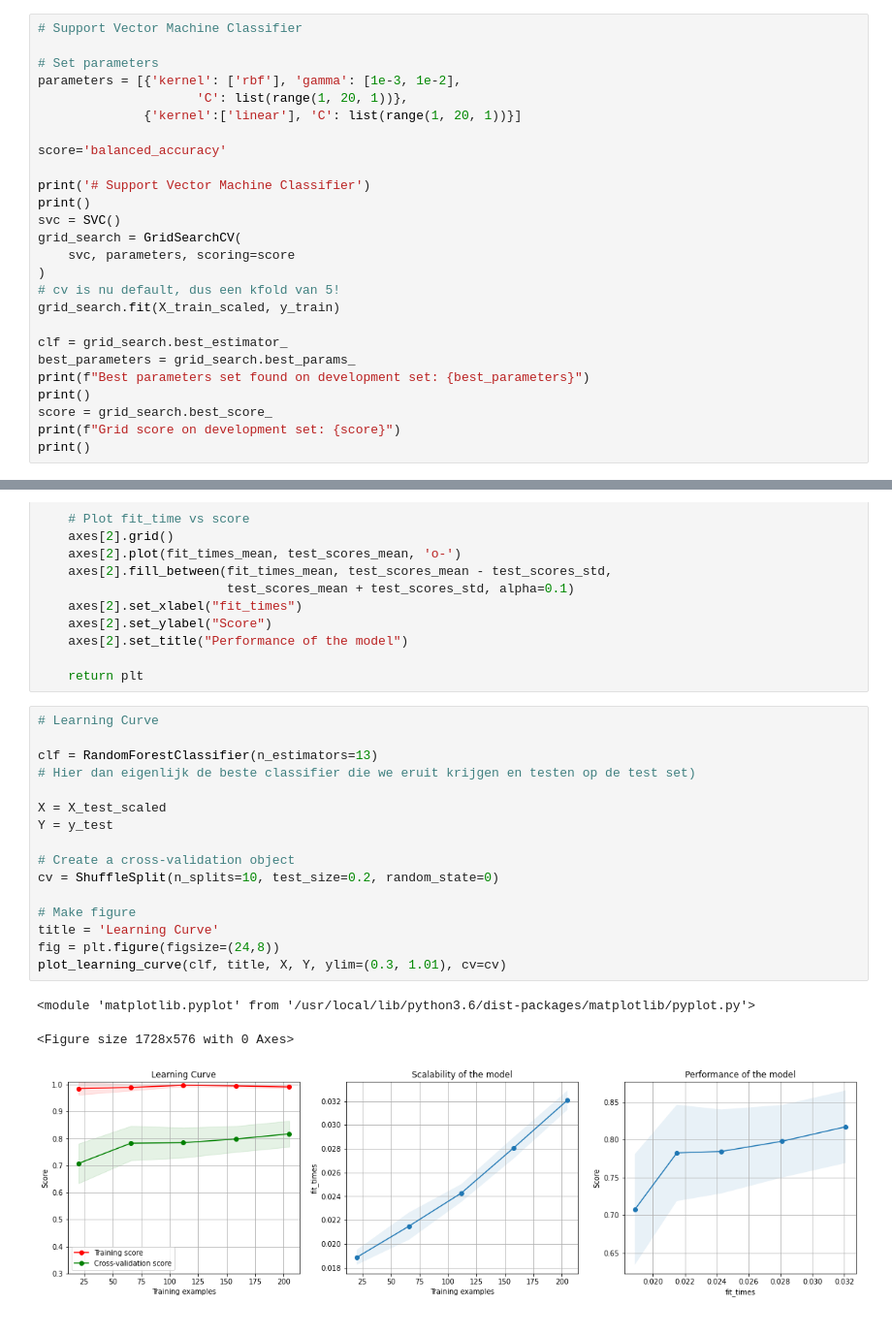
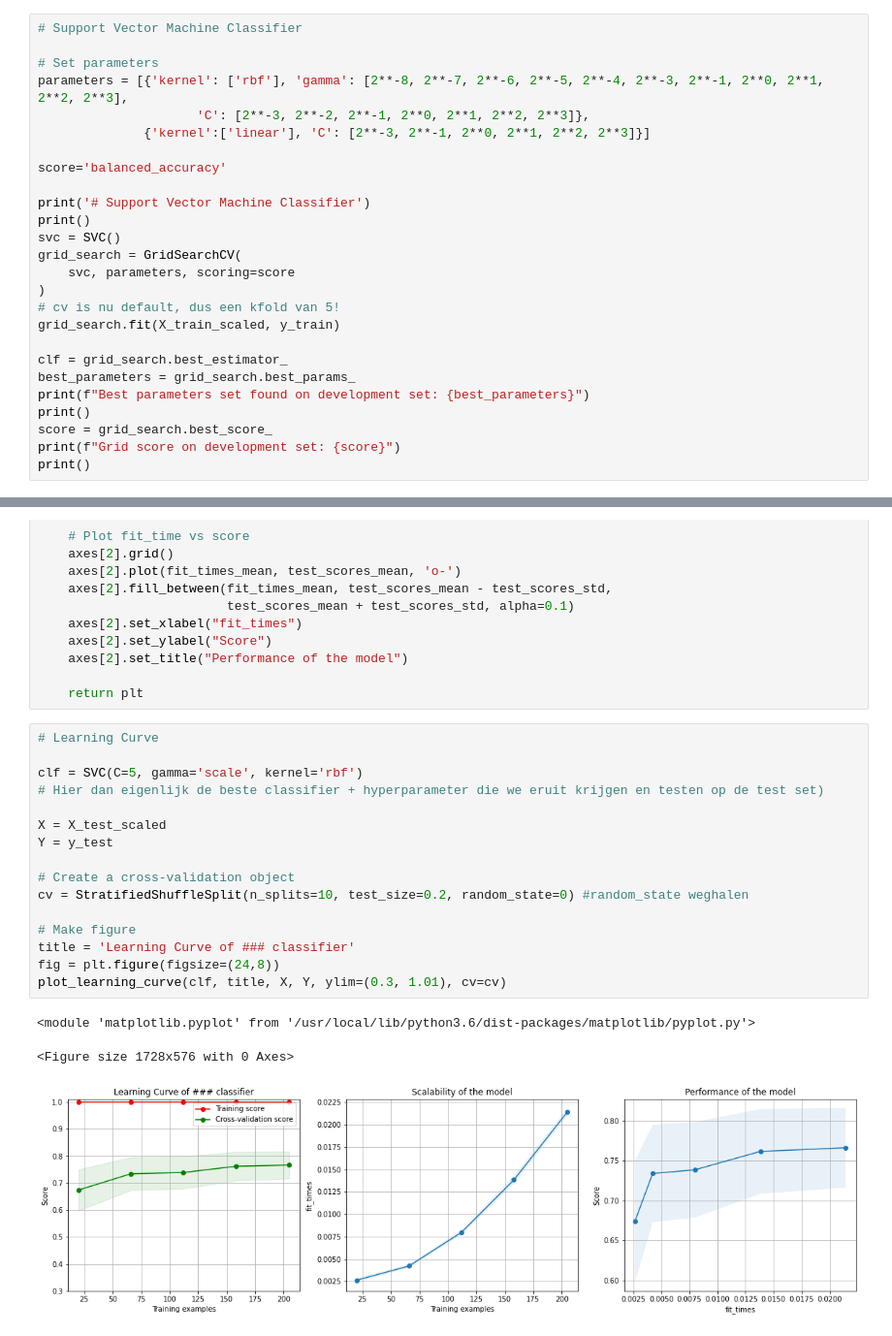
Before and after one commit to LauraSchellekens/TM10007_-private_-group, a Jupyter notebook: assignment_copy.ipynb, the cells around one changed output, grey strips where cells are left out. Shown at 97% size. Drawn from its saved outputs; the diff is of its cells as text.

```diff
--- a/assignment_copy.ipynb
+++ b/assignment_copy.ipynb
@@ -251,9 +251,9 @@ Grid score on development set: 0.7885398102903133
 # Support Vector Machine Classifier
 
 # Set parameters
-parameters = [{'kernel': ['rbf'], 'gamma': [1e-3, 1e-2],
-                     'C': list(range(1, 20, 1))},
-              {'kernel':['linear'], 'C': list(range(1, 20, 1))}]
+parameters = [{'kernel': ['rbf'], 'gamma': [2**-8, 2**-7, 2**-6, 2**-5, 2**-4, 2**-3, 2**-1, 2**0, 2**1, 2**2, 2**3],
+                     'C': [2**-3, 2**-2, 2**-1, 2**0, 2**1, 2**2, 2**3]},
+              {'kernel':['linear'], 'C': [2**-3, 2**-1, 2**0, 2**1, 2**2, 2**3]}]
 
 score='balanced_accuracy'
 
@@ -448,20 +448,20 @@ def plot_learning_curve(estimator, title, X, y, axes=None, ylim=None, cv=None,
 # %%
 # Learning Curve
 
-clf = RandomForestClassifier(n_estimators=13)
-# Hier dan eigenlijk de beste classifier die we eruit krijgen en testen op de test set)
+clf = SVC(C=5, gamma='scale', kernel='rbf')
+# Hier dan eigenlijk de beste classifier + hyperparameter die we eruit krijgen en testen op de test set)
 
 X = X_test_scaled
 Y = y_test
 
 # Create a cross-validation object
-cv = ShuffleSplit(n_splits=10, test_size=0.2, random_state=0)
+cv = StratifiedShuffleSplit(n_splits=10, test_size=0.2, random_state=0) #random_state weghalen
 
 # Make figure
-title = 'Learning Curve'
+title = 'Learning Curve of ### classifier'
 fig = plt.figure(figsize=(24,8))
 plot_learning_curve(clf, title, X, Y, ylim=(0.3, 1.01), cv=cv)
 # %% [output]
 <module 'matplotlib.pyplot' from '/usr/local/lib/python3.6/dist-packages/matplotlib/pyplot.py'>
 <Figure size 1728x576 with 0 Axes>
-[figure, old version]
+[figure, new version]
```
Also changed, not shown: parts of 7 cells of this notebook.
